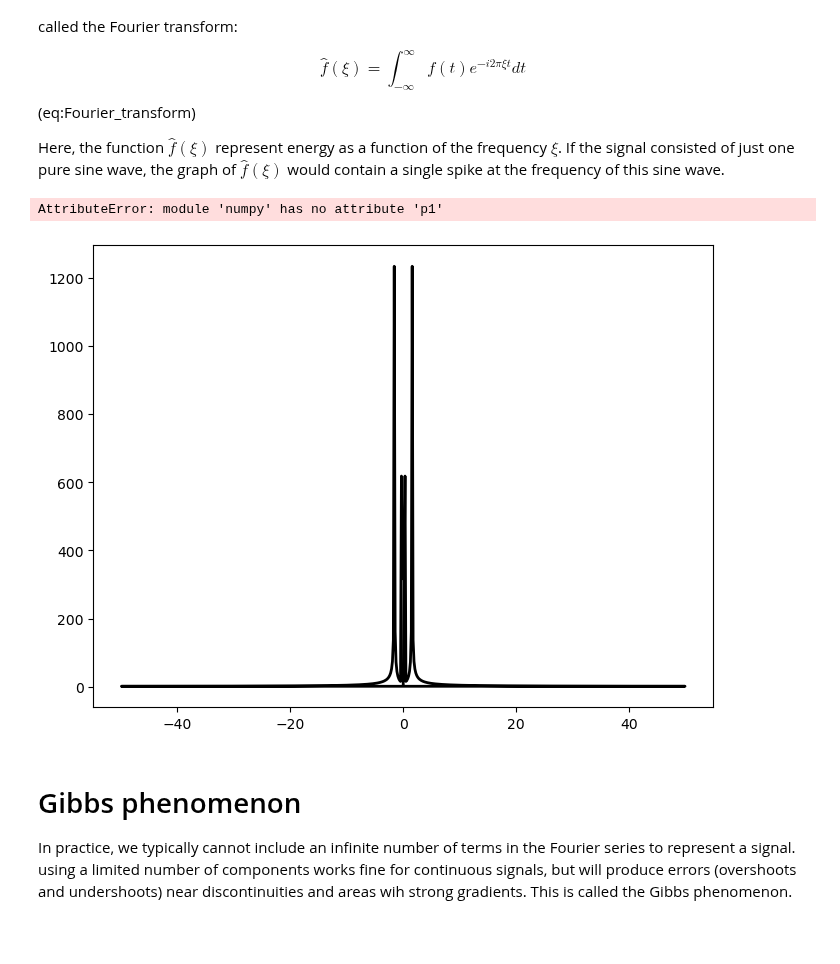
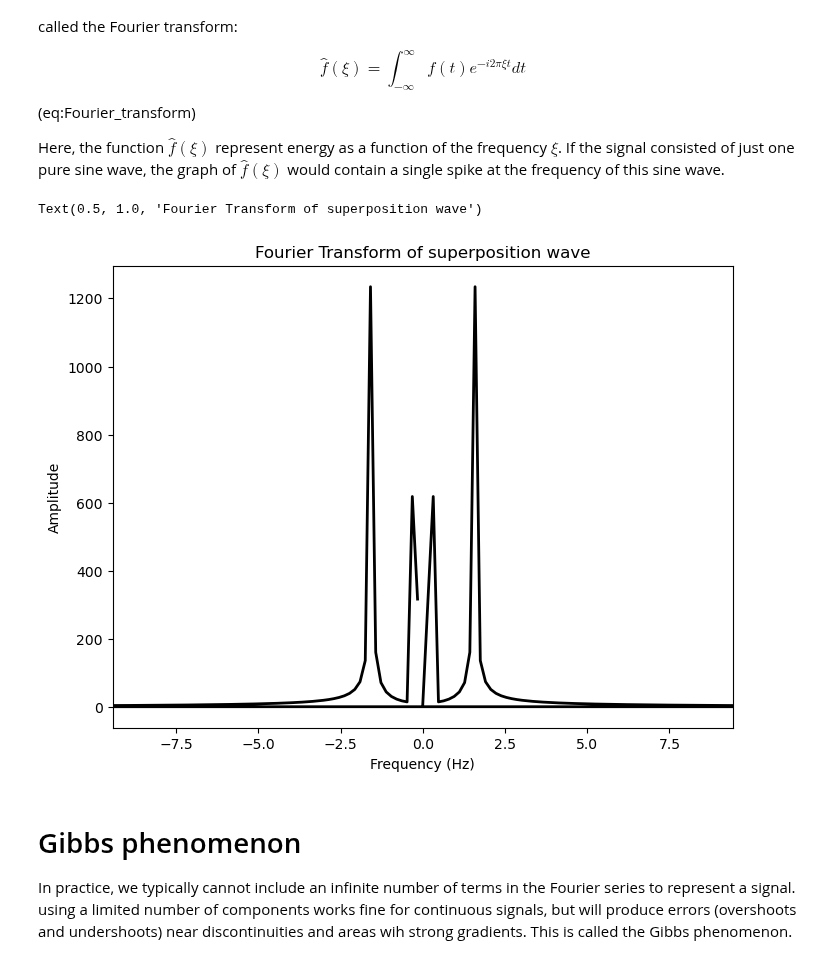
Before and after one commit to thorbjornmoeUiB/GEOF211_compendium, a Jupyter notebook: GEOF211_book/_build/jupyter_execute/Useful_calculus/Fourier_transforms.ipynb, the cells around one changed output. Cells and saved outputs as stored; diff of their text form; code cells hidden in the pictures; blank space fills up the shorter version.

```diff
--- a/GEOF211_book/_build/jupyter_execute/Useful_calculus/Fourier_transforms.ipynb
+++ b/GEOF211_book/_build/jupyter_execute/Useful_calculus/Fourier_transforms.ipynb
@@ -84,23 +84,23 @@ Here, the function $\hat{f}(\xi)$ represent energy as a function of the frequenc
 # %%
 from scipy.fft import fft
 
 # Compute the Fourier transform
 superposition_wave_fft = fft(superposition_wave)
 
 # Frequency values for the Fourier transform
 sampling_rate = 1 / (t[1] - t[0]) #1 sample per second
 frequencies = np.fft.fftfreq(len(t), d=1/sampling_rate)
 
 # Plot the Fourier transform
 plt.figure(figsize=(8, 6))
 plt.plot(frequencies, np.abs(superposition_wave_fft),'k',lw=2, label="Fourier Transform")
-plt.xlim([-3*np.p1,3*np.pi])
+plt.xlim([-3*np.pi,3*np.pi])
 plt.xlabel("Frequency (Hz)")
 plt.ylabel("Amplitude")
 plt.title("Fourier Transform of superposition wave")
 # %% [output]
-AttributeError: module 'numpy' has no attribute 'p1'
+Text(0.5, 1.0, 'Fourier Transform of superposition wave')
-[figure, old version]
+[figure, new version]
 # %% [markdown]
 # Gibbs phenomenon
 In practice, we typically cannot include an infinite number of terms in the Fourier series to represent a signal. using a limited number of components works fine for continuous signals, but will produce errors (overshoots and undershoots) near discontinuities and areas wih strong gradients. This is called the Gibbs phenomenon.
```
Also changed, not shown: 8 other files.
